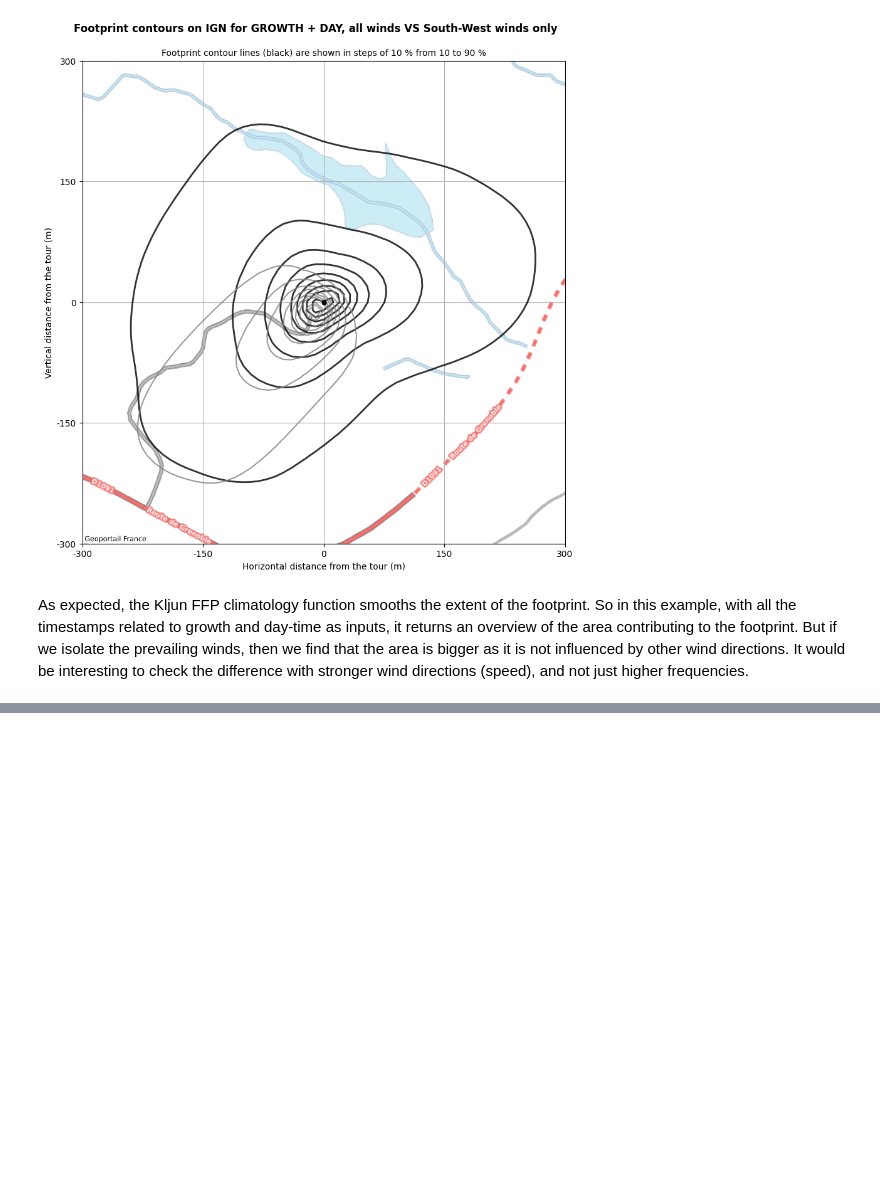
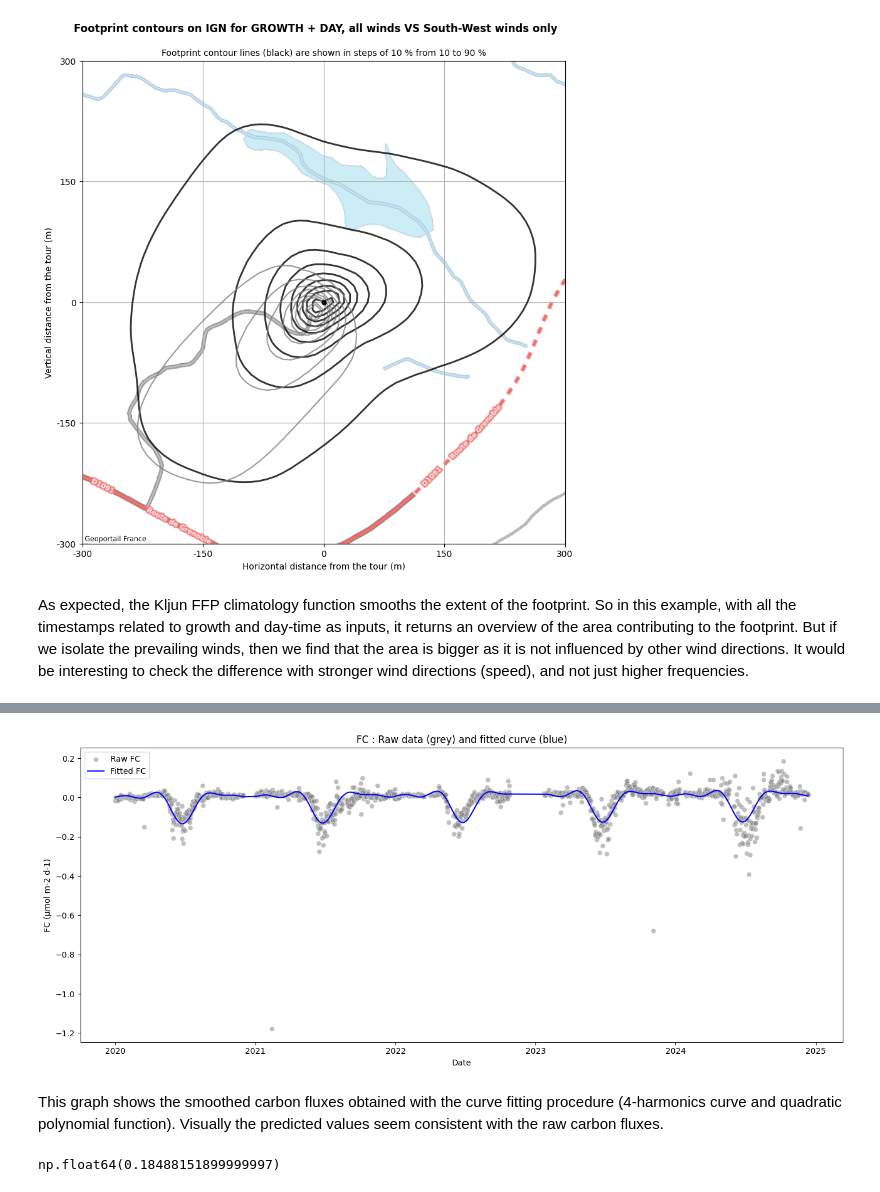
Before and after one commit to IGE-OpenReproLab2025/ICOS-M2-internship-alise, a Jupyter notebook: z_extra/additional_work.ipynb, the cells around one changed output, grey strips where cells are left out. Drawn from its saved outputs; the diff is of its cells as text; code cells hidden in the pictures; blank space fills up the shorter version.

```diff
--- a/z_extra/additional_work.ipynb
+++ b/z_extra/additional_work.ipynb
@@ -201,0 +235,44 @@ As expected, the Kljun FFP climatology function smooths the extent of the footpr
+# %%
+# Add the 4 harmonic composants
+filtered_data['sin1'] = np.sin(2 * np.pi * filtered_data['DOY'] / 365)
+filtered_data['cos1'] = np.cos(2 * np.pi * filtered_data['DOY'] / 365)
+filtered_data['sin2'] = np.sin(4 * np.pi * filtered_data['DOY'] / 365)
+filtered_data['cos2'] = np.cos(4 * np.pi * filtered_data['DOY'] / 365)
+filtered_data['sin3'] = np.sin(6 * np.pi * filtered_data['DOY'] / 365)
+filtered_data['cos3'] = np.cos(6 * np.pi * filtered_data['DOY'] / 365)
+filtered_data['sin4'] = np.sin(8 * np.pi * filtered_data['DOY'] / 365)
+filtered_data['cos4'] = np.cos(8 * np.pi * filtered_data['DOY'] / 365)
+# %%
+# Adjust a model with a quadratic polynomial function and harmonic composants
+formula = 'FC_day_mean ~ year + I(year**2) + sin1 + cos1 + sin2 + cos2 + sin3 + cos3 + sin4 + cos4'
+model = ols(formula, data=filtered_data).fit()
+# %%
+# Calculate the predicted values and the residuals
+filtered_data['FC_fitted'] = model.predict(filtered_data)
+filtered_data['residuals'] = filtered_data['FC_day_mean'] - filtered_data['FC_fitted']
+# %%
+filtered_data['DATE'] = pd.to_datetime(filtered_data['TIMESTAMP_START'])
+
+# Residuals are filtered using a low-pass filter
+nee_fft = fft(filtered_data['residuals'])
+nee_fft[50:] = 0
+filtered_data['filtered_residuals'] = np.real(ifft(nee_fft))
+# %%
+# Plot raw VS fitted data
+plt.figure(figsize=(14, 6))
+sns.scatterplot(x='DATE', y='FC_day_mean', data=filtered_data, color='gray', alpha=0.5, label='Raw FC')
+sns.lineplot(x='DATE', y='FC_fitted', data=filtered_data, color='blue', label='Fitted FC')
+plt.xlabel("Date")
+plt.ylabel("FC (µmol m-2 d-1)")
+plt.title("FC : Raw data (grey) and fitted curve (blue)")
+plt.legend()
+plt.tight_layout()
+plt.show()
+# %% [output]
+[figure, added]
+# %% [markdown]
+This graph shows the smoothed carbon fluxes obtained with the curve fitting procedure (4-harmonics curve and quadratic polynomial function). Visually the predicted values seem consistent with the raw carbon fluxes.
+# %%
+filtered_data['FC_day_mean'].max()
+# %% [output]
+np.float64(0.18488151899999997)
```
Also changed, not shown: parts of 14 cells of this notebook, 1 other file.
